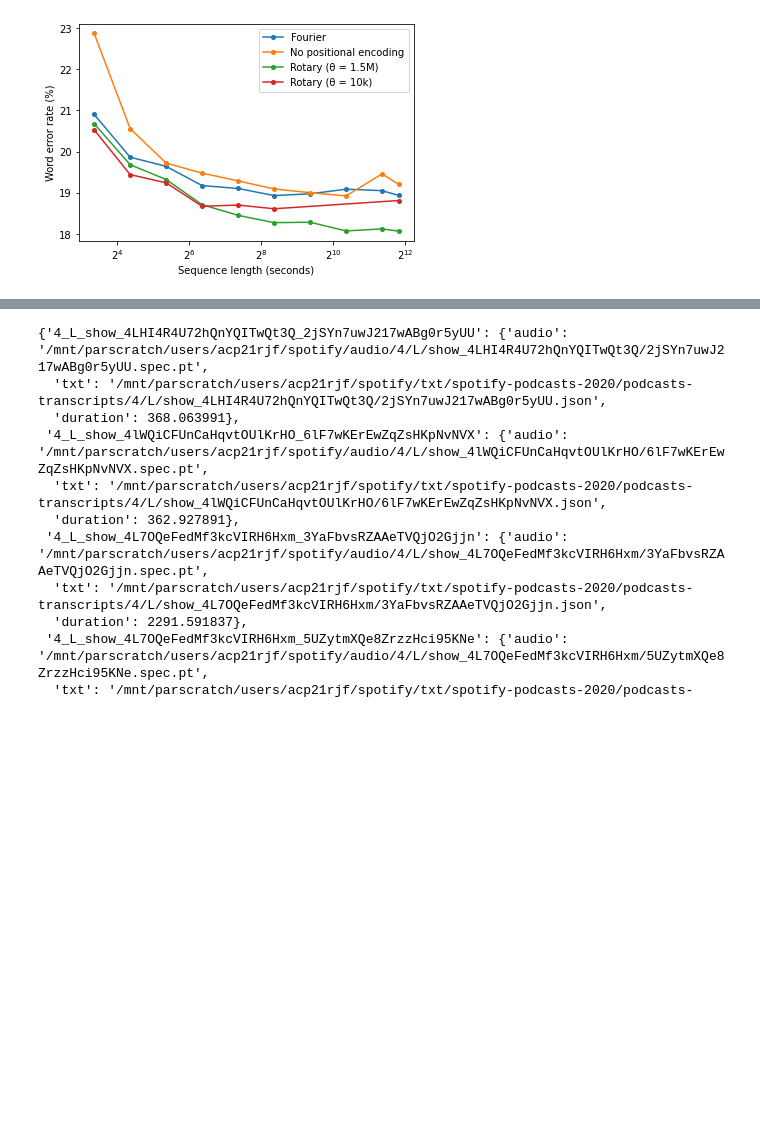
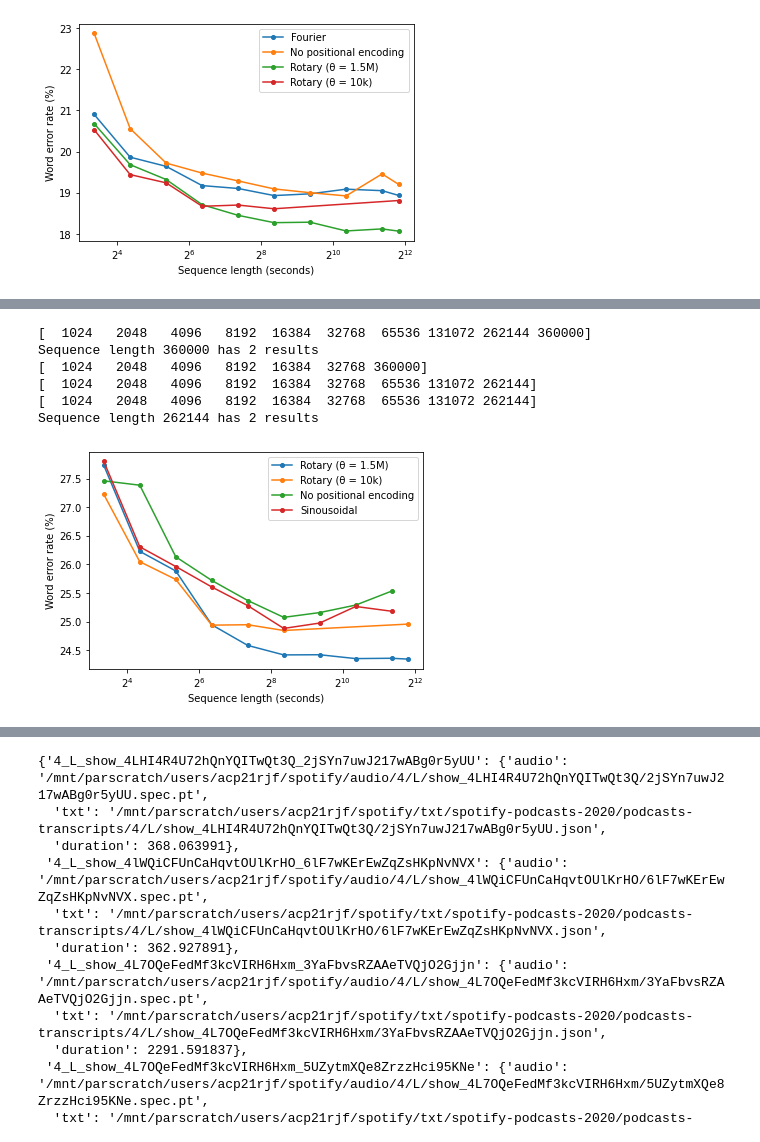
Before and after one commit to robflynnyh/long-context-asr, a Jupyter notebook: eval/results/eval.ipynb, the cells around one changed output, grey strips where cells are left out. Saved outputs shown, nothing was run; the diff lists cells and outputs as text; code cells hidden in the pictures; blank space fills up the shorter version.

```diff
--- a/eval/results/eval.ipynb
+++ b/eval/results/eval.ipynb
@@ -441,0 +496,23 @@ out_data_rb
+# %%
+rotary_pos = get_data(pd.read_csv('evals_rb.csv', sep=','), split='test', dataset="earnings22_full")
+rotary_base_pos = get_data(pd.read_csv('evals_rotary_10k.csv', sep=','), split='test', dataset="earnings22_full")
+no_rotary = get_data(pd.read_csv('evals_no_rotary.csv', sep=','), split='test', dataset="earnings22_full")
+sinousoidal_pos = get_data(pd.read_csv('evals_fourier_pos.csv', sep=','), split='test', dataset="earnings22_full")
+
+plt.xscale('log', basex=2)
+plt.plot([el/100 for el in sorted(rotary_pos.keys())], [rotary_pos[k]['wer'] for k in sorted(rotary_pos.keys())], label='Rotary (θ = 1.5M)', marker='o', markersize=4)
+plt.plot([el/100 for el in sorted(rotary_base_pos.keys())], [rotary_base_pos[k]['wer'] for k in sorted(rotary_base_pos.keys())], label='Rotary (θ = 10k)', marker='o', markersize=4)
+plt.plot([el/100 for el in sorted(no_rotary.keys())], [no_rotary[k]['wer'] for k in sorted(no_rotary.keys())], label='No positional encoding', marker='o', markersize=4)
+plt.plot([el/100 for el in sorted(sinousoidal_pos.keys())], [sinousoidal_pos[k]['wer'] for k in sorted(sinousoidal_pos.keys())], label='Sinousoidal', marker='o', markersize=4)
+plt.xlabel('Sequence length (seconds)')
+plt.ylabel('Word error rate (%)')
+plt.legend()
+plt.show()
+# %% [output]
+[  1024   2048   4096   8192  16384  32768  65536 131072 262144 360000]
+Sequence length 360000 has 2 results
+[  1024   2048   4096   8192  16384  32768 360000]
+[  1024   2048   4096   8192  16384  32768  65536 131072 262144]
+[  1024   2048   4096   8192  16384  32768  65536 131072 262144]
+Sequence length 262144 has 2 results
+[figure, added]
```
Also changed, not shown: parts of 18 cells of this notebook, 32 other files.
